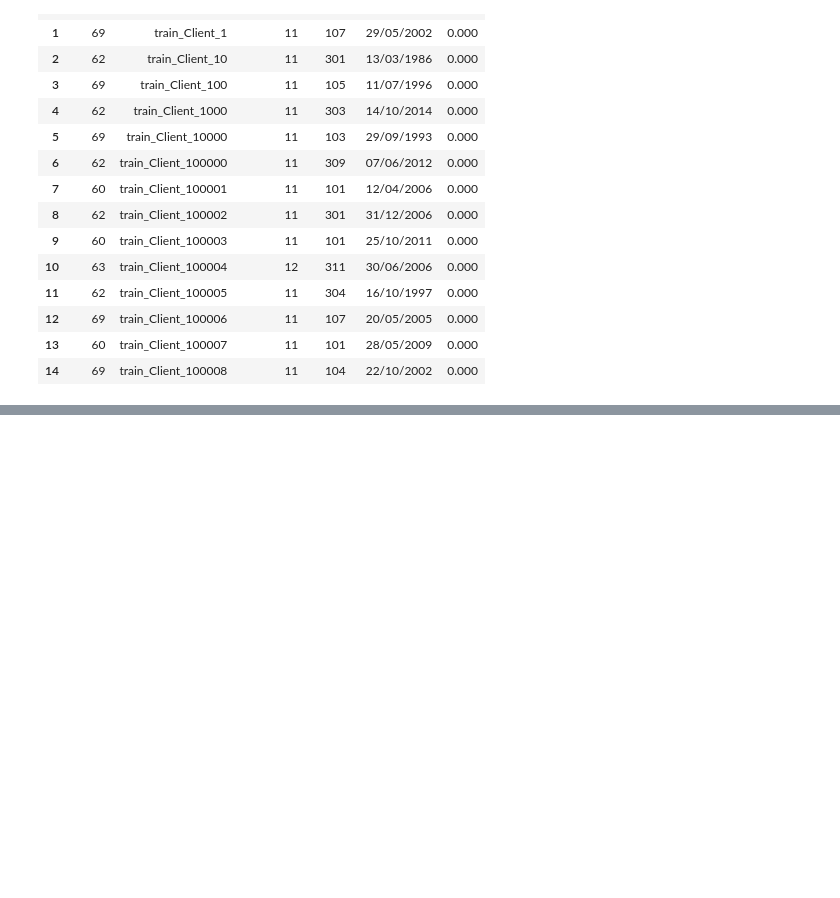
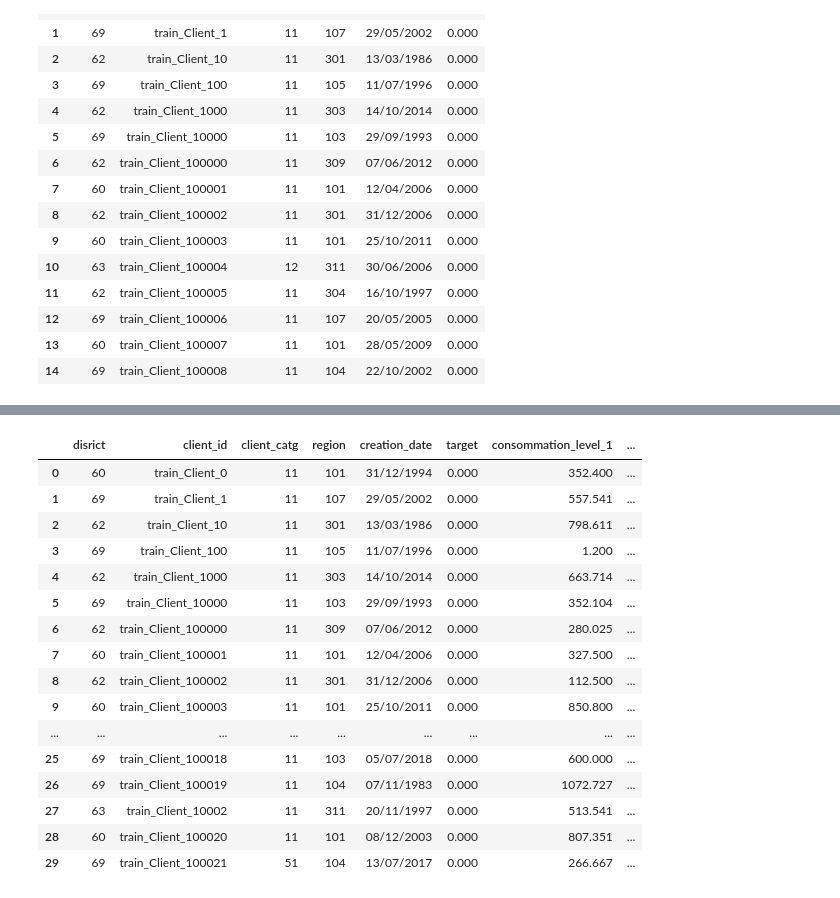
Before and after one commit to nikwilms/fraud-detection-electricity-gas-consumption, a Jupyter notebook: Initial_eda_marius.ipynb, the cells around one changed output, grey strips where cells are left out. Saved outputs shown, nothing was run; the diff lists cells and outputs as text; code cells hidden in the pictures; blank space fills up the shorter version.

```diff
--- a/Initial_eda_marius.ipynb
+++ b/Initial_eda_marius.ipynb
@@ -304,3 +354,25 @@ memory usage: 717.3+ MB
+# %%
+# join both datasets by client_id
+df_combined = pd.merge(df_client_train, df_result, on='client_id', how='inner')
+df_combined.head(30)
+# %% [output]
+|  | disrict | client_id | client_catg | region | creation_date | target | consommation_level_1 | ... |
+| 0 | 60 | train_Client_0 | 11 | 101 | 31/12/1994 | 0.000 | 352.400 | ... |
+| 1 | 69 | train_Client_1 | 11 | 107 | 29/05/2002 | 0.000 | 557.541 | ... |
+| 2 | 62 | train_Client_10 | 11 | 301 | 13/03/1986 | 0.000 | 798.611 | ... |
+| 3 | 69 | train_Client_100 | 11 | 105 | 11/07/1996 | 0.000 | 1.200 | ... |
+| 4 | 62 | train_Client_1000 | 11 | 303 | 14/10/2014 | 0.000 | 663.714 | ... |
+| 5 | 69 | train_Client_10000 | 11 | 103 | 29/09/1993 | 0.000 | 352.104 | ... |
+| 6 | 62 | train_Client_100000 | 11 | 309 | 07/06/2012 | 0.000 | 280.025 | ... |
+| 7 | 60 | train_Client_100001 | 11 | 101 | 12/04/2006 | 0.000 | 327.500 | ... |
+| 8 | 62 | train_Client_100002 | 11 | 301 | 31/12/2006 | 0.000 | 112.500 | ... |
+| 9 | 60 | train_Client_100003 | 11 | 101 | 25/10/2011 | 0.000 | 850.800 | ... |
+| ... | ... | ... | ... | ... | ... | ... | ... | ... |
+| 25 | 69 | train_Client_100018 | 11 | 103 | 05/07/2018 | 0.000 | 600.000 | ... |
+| 26 | 69 | train_Client_100019 | 11 | 104 | 07/11/1983 | 0.000 | 1072.727 | ... |
+| 27 | 63 | train_Client_10002 | 11 | 311 | 20/11/1997 | 0.000 | 513.541 | ... |
+| 28 | 60 | train_Client_100020 | 11 | 101 | 08/12/2003 | 0.000 | 807.351 | ... |
+| 29 | 69 | train_Client_100021 | 51 | 104 | 13/07/2017 | 0.000 | 266.667 | ... |
 # %%
 # correlation of target with features
 
```
Also changed, not shown: parts of 12 cells of this notebook.
